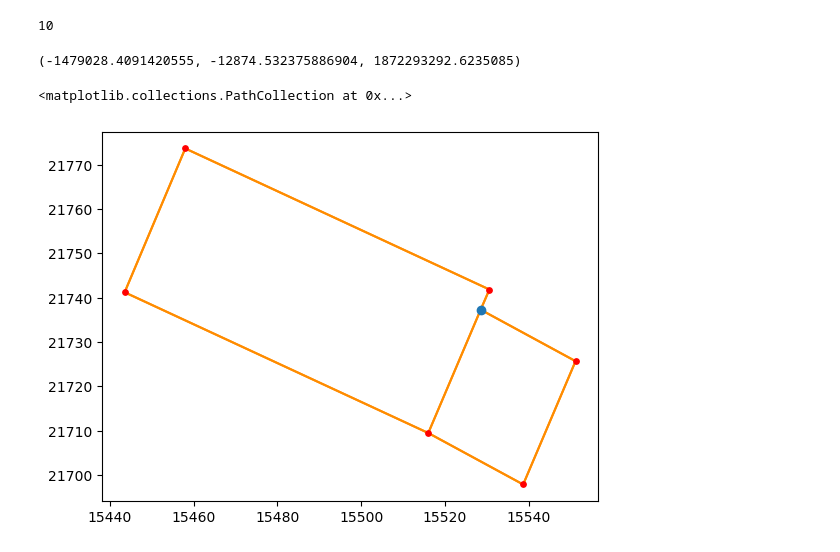
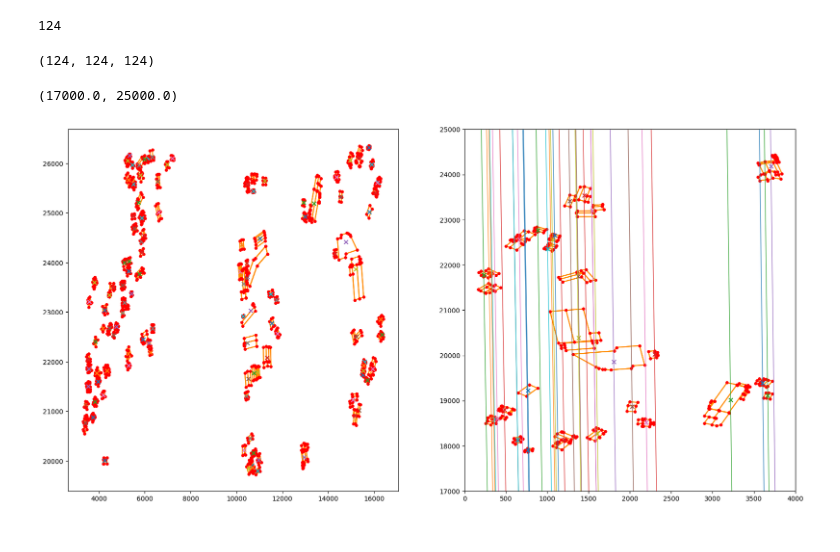
Before and after one commit to sfo065/im_to_im, a Jupyter notebook: main.ipynb, the cells around one changed output. Cells and saved outputs as stored; diff of their text form; code cells hidden in the pictures.

```diff
--- a/main.ipynb
+++ b/main.ipynb
@@ -66,11 +12,12 @@ dict_keys(['AP_coordinate_system', '14583_01_001_20017', '14583_01_002_20018', '
 # %%
 building_path = '../AgderOst/buildings_transformed'
+iid1 = '14583_01_004_20020'
+iid2 = '14583_02_004_20013'
+buildings = list()
 for id in os.listdir(building_path):
     building = load_json_building_by_id(building_path, id.split('.')[0])
-    if len(building['corners'].keys()) > 9:
-        print(len(building['corners'].keys()))
-        break
-iid1 = list(building['corners'].keys())[0]
-iid2 = list(building['corners'].keys())[-1]
+    if all(iid in building['corners'] for iid in (iid1, iid2)):
+        buildings.append(building)
+print (len(buildings))
 # %% [output]
-10
+124
@@ -83,9 +23,0 @@ F = fundamental_matrix(P1, P2)
-# %%
-p1_hom = np.hstack([building['corners'][iid1][0], np.array([1])]).T
-a, b, c = F@p1_hom
-x1 = np.linspace(15440, 15540, 100)
-x2 = np.linspace(1050, 1160, 100)
-line = lambda x:  -(a*x + c)/b
-a, b, c
-# %% [output]
-(-1479028.4091420555, -12874.532375886904, 1872293292.6235085)
@@ -114,7 +23,0 @@ tr = utm_to_image(utm, iid1, settings['inpho_path'])[0]
-# %%
-fig, ax = plt.subplots()
-plot_image(building, iid1, ax)
-ax.scatter(*tr)
-# %% [output]
-<matplotlib.collections.PathCollection at 0x...>
-[figure, removed]
@@ -121,2 +30,23 @@ ax.scatter(*tr)
+# %%
+def coeffs_to_line(coeffs):
+# %% [output]
+(124, 124, 124)
+# %%
+fig, axs = plt.subplots(1, 2, figsize=(20, 10))
+x = np.linspace(0, 14000, 100)
+for i, building in enumerate(buildings):
+    plot_image(building, iid1, axs[0])
+    axs[0].scatter(*means1[i], marker='x')
+    plot_image(building, iid2, axs[1])
+    axs[1].scatter(*means2[i], marker='x')
+
+    a, b, c = epipolar_coeffs[i]
+    epiline = line(a, b, c, x)
+    axs[1].plot(x, epiline, lw=0.9)
+axs[1].set_xlim(0, 4000)
+axs[1].set_ylim(17000, 25000)
+# %% [output]
+(17000.0, 25000.0)
+[figure, added]
 # %%
 fig, axs = plt.subplots(1, 2, figsize=(10, 5))
```
Also changed, not shown: parts of 14 cells of this notebook, 1 other file.
